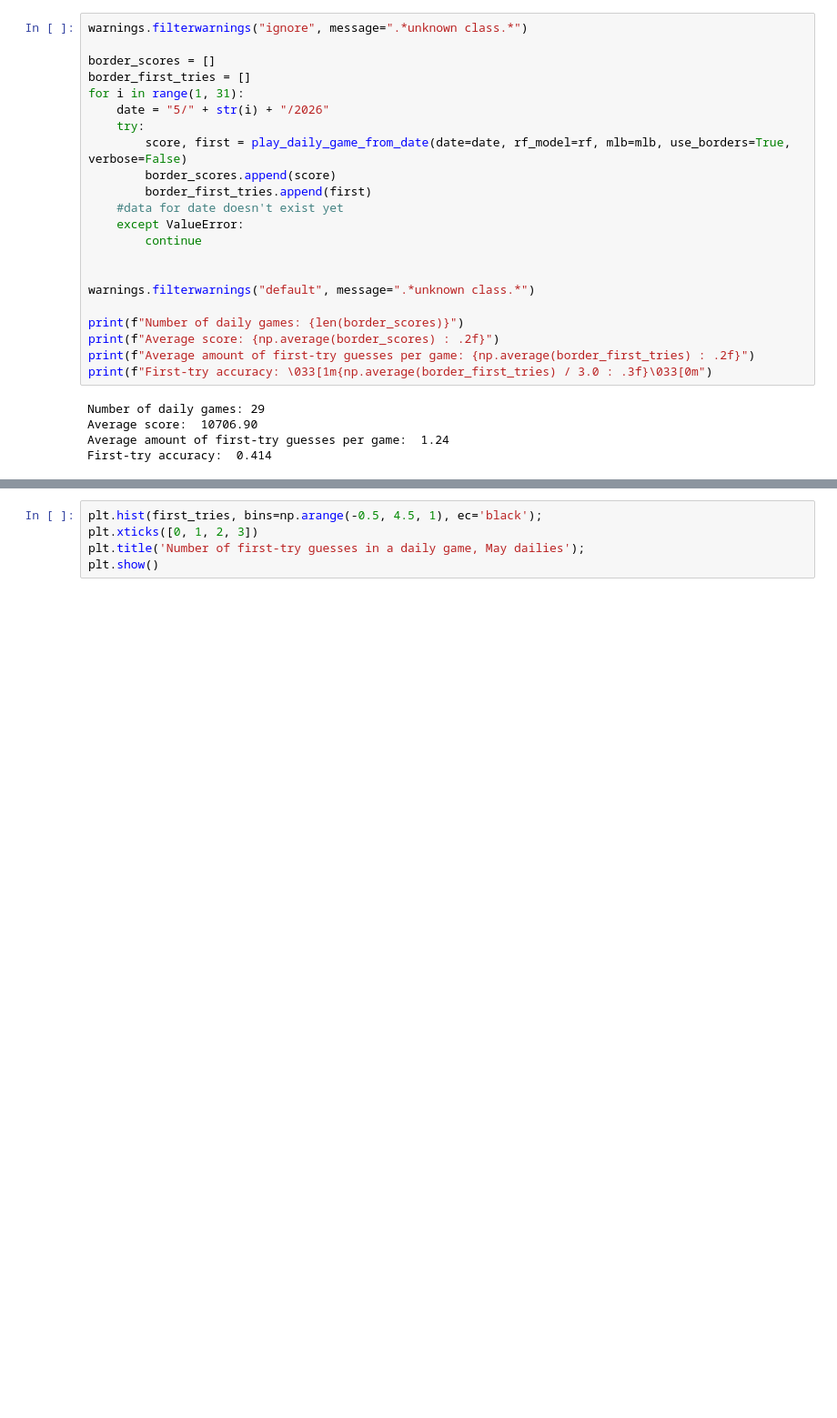
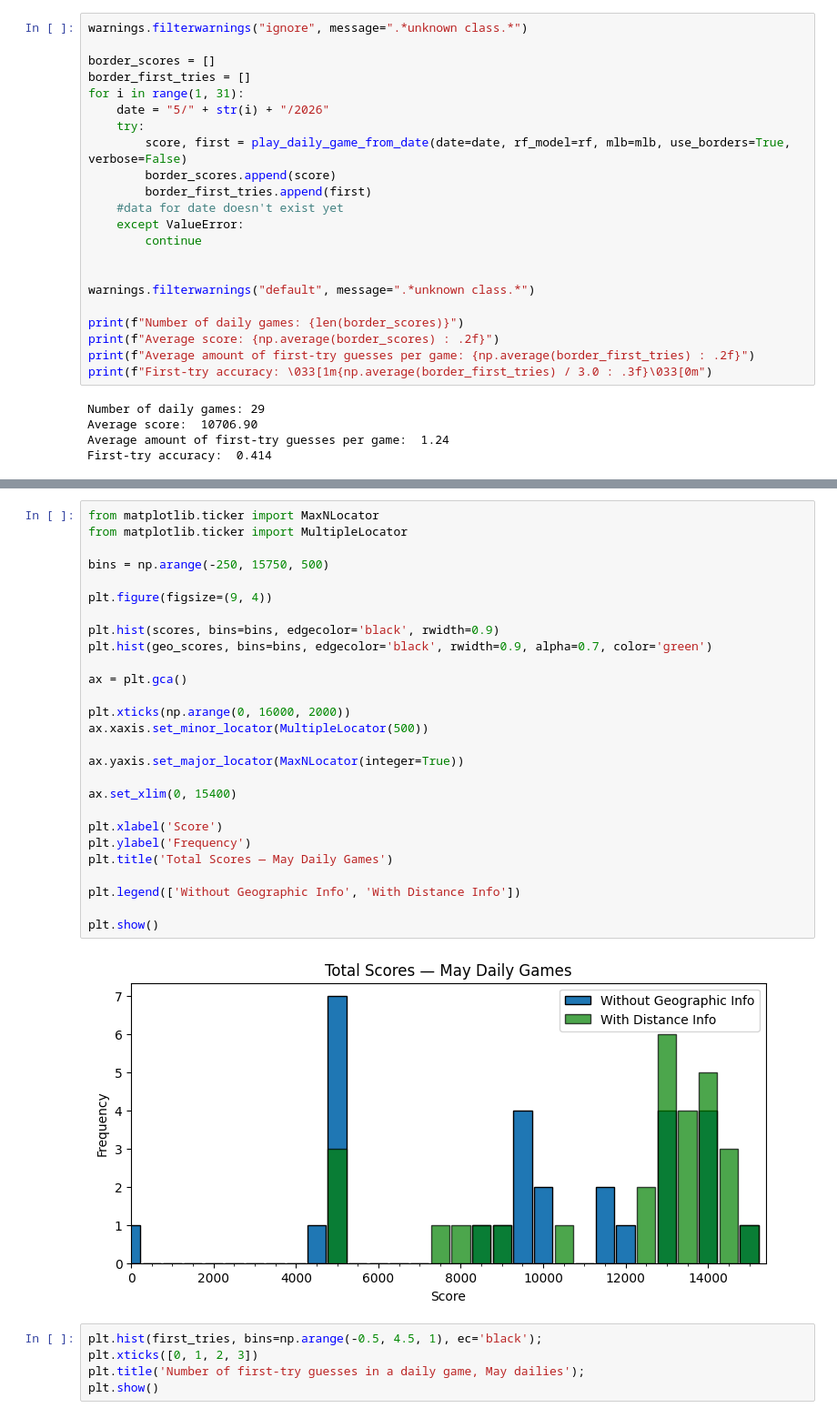
Before and after one commit to rhemmati101/foodguessr-guessr, a Jupyter notebook: guessr.ipynb, the cells around one changed output, grey strips where cells are left out. Shown at 91% size. Drawn from its saved outputs; the diff is of its cells as text; blank space fills up the shorter version.

```diff
--- a/guessr.ipynb
+++ b/guessr.ipynb
@@ -1527,3 +1566,32 @@ plt.show()
+# %%
+from matplotlib.ticker import MaxNLocator
+from matplotlib.ticker import MultipleLocator
+
+bins = np.arange(-250, 15750, 500)
+
+plt.figure(figsize=(9, 4))
+
+plt.hist(scores, bins=bins, edgecolor='black', rwidth=0.9)
+plt.hist(geo_scores, bins=bins, edgecolor='black', rwidth=0.9, alpha=0.7, color='green')
+
+ax = plt.gca()
+
+plt.xticks(np.arange(0, 16000, 2000))
+ax.xaxis.set_minor_locator(MultipleLocator(500))
+
+ax.yaxis.set_major_locator(MaxNLocator(integer=True))
+
+ax.set_xlim(0, 15400)
+
+plt.xlabel('Score')
+plt.ylabel('Frequency')
+plt.title('Total Scores — May Daily Games')
+
+plt.legend(['Without Geographic Info', 'With Distance Info'])
+
+plt.show()
+# %% [output]
+[figure, added]
 # %%
 plt.hist(first_tries, bins=np.arange(-0.5, 4.5, 1), ec='black');
 plt.xticks([0, 1, 2, 3])
```
Also changed, not shown: parts of 11 cells of this notebook, 1 other file.
